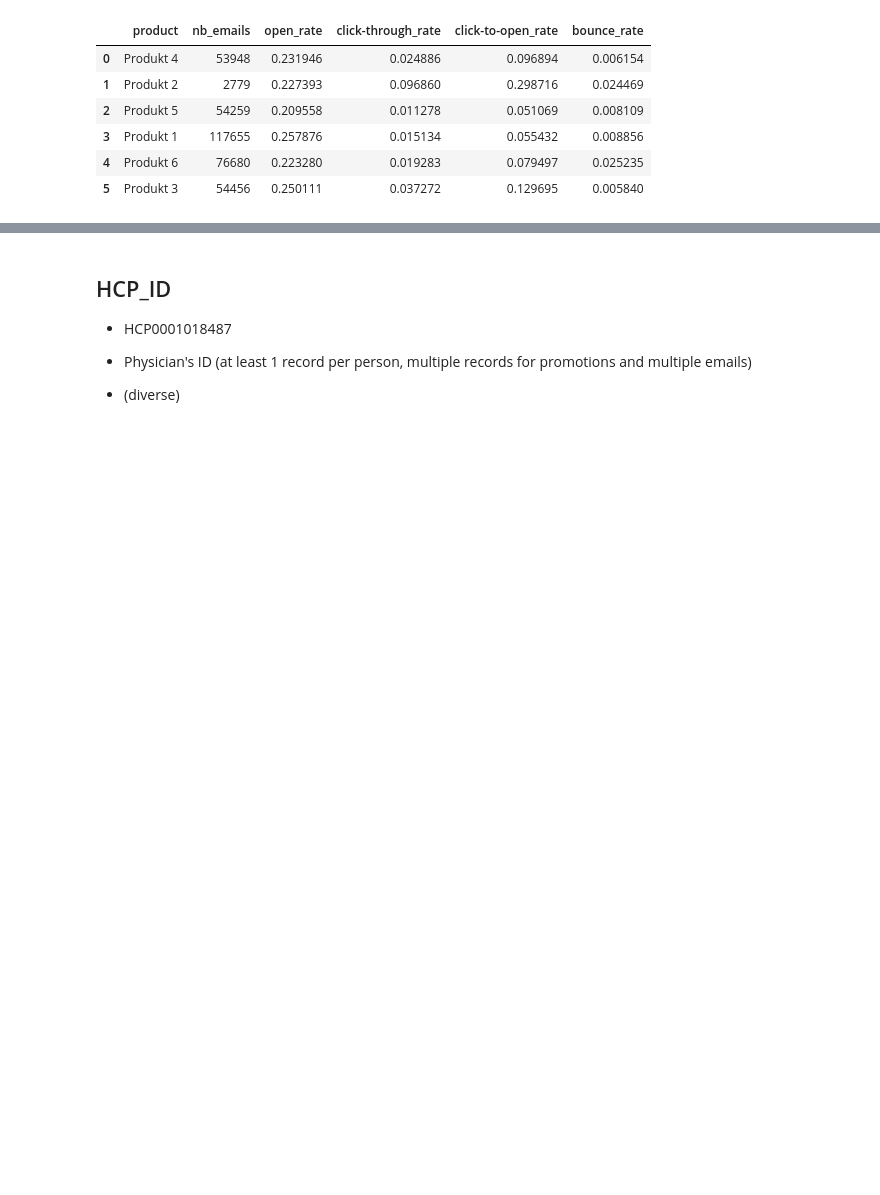
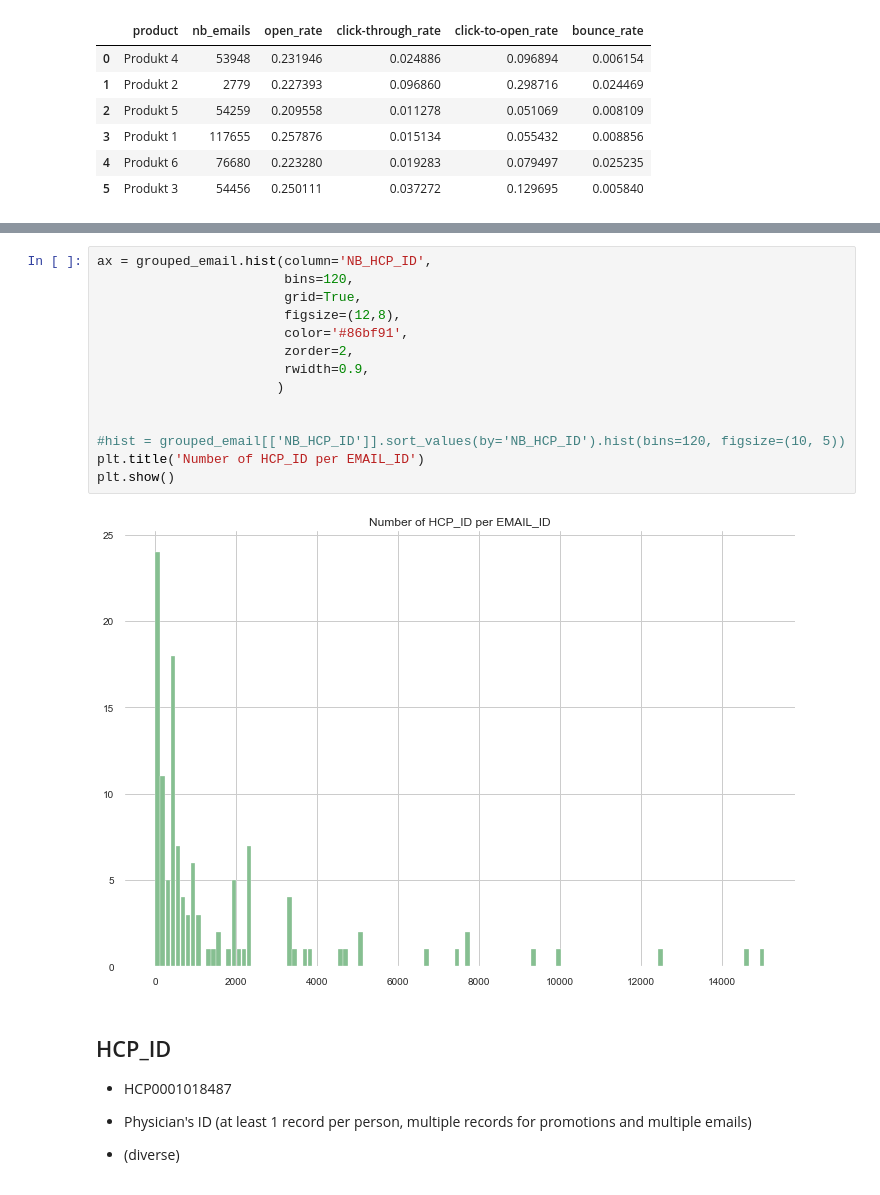
Before and after one commit to ck-unifr/analysis_email_performance, a Jupyter notebook: analysis_email_performance.ipynb, the cells around one changed output, grey strips where cells are left out. Cells and saved outputs as stored; diff of their text form; blank space fills up the shorter version.

```diff
--- a/analysis_email_performance.ipynb
+++ b/analysis_email_performance.ipynb
@@ -1758,3 +1802,19 @@ df_final
+# %%
+ax = grouped_email.hist(column='NB_HCP_ID',
+                        bins=120,
+                        grid=True,
+                        figsize=(12,8),
+                        color='#86bf91',
+                        zorder=2,
+                        rwidth=0.9,
+                       )
+
+
+#hist = grouped_email[['NB_HCP_ID']].sort_values(by='NB_HCP_ID').hist(bins=120, figsize=(10, 5))
+plt.title('Number of HCP_ID per EMAIL_ID')
+plt.show()
+# %% [output]
+[figure, added]
 # %% [markdown]
 ## HCP_ID
 
```
Also changed, not shown: parts of 15 cells of this notebook.
